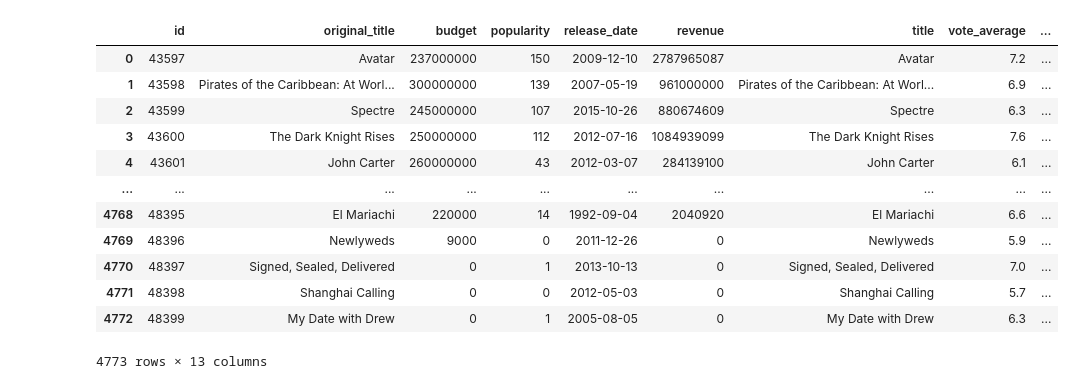
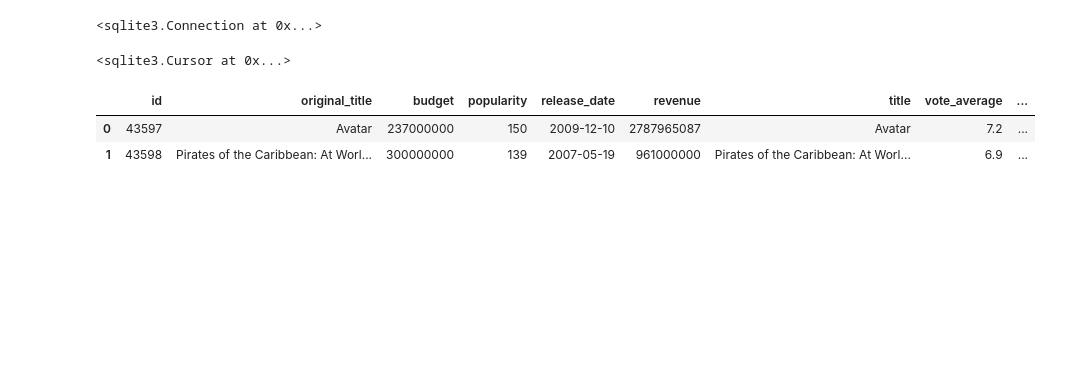
Before and after one commit to matthewpecsok/data_engineering, a Jupyter notebook: tutorials/de_tutorial_2.ipynb, the cells around one changed output. Drawn from its saved outputs; the diff is of its cells as text; code cells hidden in the pictures; blank space fills up the shorter version.

```diff
--- a/tutorials/de_tutorial_2.ipynb
+++ b/tutorials/de_tutorial_2.ipynb
@@ -32,18 +116,17 @@ Connecting to raw.githubusercontent.com (raw.githubusercontent.com)|185.199.108.
 The sql extension is already loaded. To reload it, use:
   %reload_ext sql
+# %%
+con # con is our connection to the database
+# %% [output]
+<sqlite3.Connection at 0x...>
+# %%
+cur = con.cursor()
+cur # cursor
+# %% [output]
+<sqlite3.Cursor at 0x...>
 # %%
-pd.read_sql_query('select * from movies',con)
+pd.read_sql_query('select * from movies limit 2',con)
 # %% [output]
 |  | id | original_title | budget | popularity | release_date | revenue | title | vote_average | ... |
 | 0 | 43597 | Avatar | 237000000 | 150 | 2009-12-10 | 2787965087 | Avatar | 7.2 | ... |
 | 1 | 43598 | Pirates of the Caribbean: At Worl... | 300000000 | 139 | 2007-05-19 | 961000000 | Pirates of the Caribbean: At Worl... | 6.9 | ... |
-| 2 | 43599 | Spectre | 245000000 | 107 | 2015-10-26 | 880674609 | Spectre | 6.3 | ... |
-| 3 | 43600 | The Dark Knight Rises | 250000000 | 112 | 2012-07-16 | 1084939099 | The Dark Knight Rises | 7.6 | ... |
-| 4 | 43601 | John Carter | 260000000 | 43 | 2012-03-07 | 284139100 | John Carter | 6.1 | ... |
-| ... | ... | ... | ... | ... | ... | ... | ... | ... | ... |
-| 4768 | 48395 | El Mariachi | 220000 | 14 | 1992-09-04 | 2040920 | El Mariachi | 6.6 | ... |
-| 4769 | 48396 | Newlyweds | 9000 | 0 | 2011-12-26 | 0 | Newlyweds | 5.9 | ... |
-| 4770 | 48397 | Signed, Sealed, Delivered | 0 | 1 | 2013-10-13 | 0 | Signed, Sealed, Delivered | 7.0 | ... |
-| 4771 | 48398 | Shanghai Calling | 0 | 0 | 2012-05-03 | 0 | Shanghai Calling | 5.7 | ... |
-| 4772 | 48399 | My Date with Drew | 0 | 1 | 2005-08-05 | 0 | My Date with Drew | 6.3 | ... |
-4773 rows × 13 columns
```
Also changed, not shown: parts of 68 cells of this notebook.
